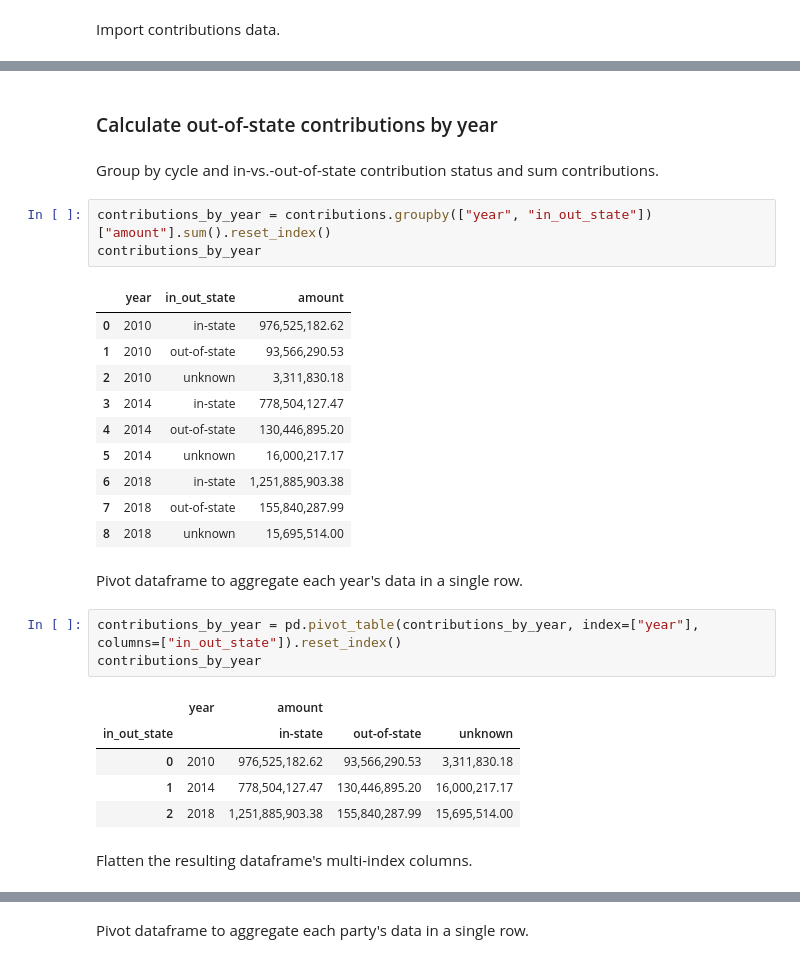
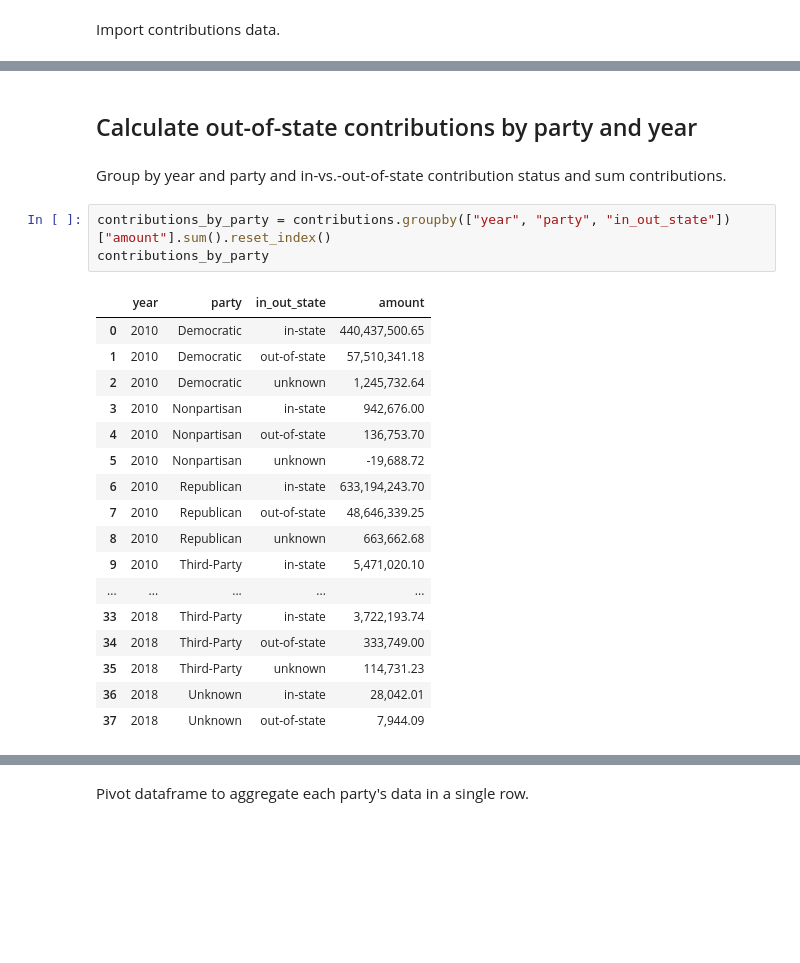
Before and after one commit to PublicI/out-of-state-contribs, a Jupyter notebook: national-analysis.ipynb, the cells around one changed output, grey strips where cells are left out. Drawn from its saved outputs; the diff is of its cells as text; blank space fills up the shorter version.

Commit message:
Analyze contributions by party and year

```diff
--- a/national-analysis.ipynb
+++ b/national-analysis.ipynb
@@ -41,32 +42,26 @@ memory usage: 693.4+ MB
 [interactive output not drawn]
 # %% [markdown]
-### Calculate out-of-state contributions by year
+## Calculate out-of-state contributions by party and year
 # %% [markdown]
-Group by cycle and in-vs.-out-of-state contribution status and sum contributions.
+Group by year and party and in-vs.-out-of-state contribution status and sum contributions.
 # %%
-contributions_by_year = contributions.groupby(["year", "in_out_state"])["amount"].sum().reset_index()
-contributions_by_year
+contributions_by_party = contributions.groupby(["year", "party", "in_out_state"])["amount"].sum().reset_index()
+contributions_by_party
 # %% [output]
-|  | year | in_out_state | amount |
-| 0 | 2010 | in-state | 976,525,182.62 |
-| 1 | 2010 | out-of-state | 93,566,290.53 |
-| 2 | 2010 | unknown | 3,311,830.18 |
-| 3 | 2014 | in-state | 778,504,127.47 |
-| 4 | 2014 | out-of-state | 130,446,895.20 |
-| 5 | 2014 | unknown | 16,000,217.17 |
-| 6 | 2018 | in-state | 1,251,885,903.38 |
-| 7 | 2018 | out-of-state | 155,840,287.99 |
-| 8 | 2018 | unknown | 15,695,514.00 |
+|  | year | party | in_out_state | amount |
+| 0 | 2010 | Democratic | in-state | 440,437,500.65 |
+| 1 | 2010 | Democratic | out-of-state | 57,510,341.18 |
+| 2 | 2010 | Democratic | unknown | 1,245,732.64 |
+| 3 | 2010 | Nonpartisan | in-state | 942,676.00 |
+| 4 | 2010 | Nonpartisan | out-of-state | 136,753.70 |
+| 5 | 2010 | Nonpartisan | unknown | -19,688.72 |
+| 6 | 2010 | Republican | in-state | 633,194,243.70 |
+| 7 | 2010 | Republican | out-of-state | 48,646,339.25 |
+| 8 | 2010 | Republican | unknown | 663,662.68 |
+| 9 | 2010 | Third-Party | in-state | 5,471,020.10 |
+| ... | ... | ... | ... | ... |
+| 33 | 2018 | Third-Party | in-state | 3,722,193.74 |
+| 34 | 2018 | Third-Party | out-of-state | 333,749.00 |
+| 35 | 2018 | Third-Party | unknown | 114,731.23 |
+| 36 | 2018 | Unknown | in-state | 28,042.01 |
+| 37 | 2018 | Unknown | out-of-state | 7,944.09 |
-# %% [markdown]
-Pivot dataframe to aggregate each year's data in a single row.
-# %%
-contributions_by_year = pd.pivot_table(contributions_by_year, index=["year"], columns=["in_out_state"]).reset_index()
-contributions_by_year
-# %% [output]
-|  | year | amount |  |  |
-| in_out_state |  | in-state | out-of-state | unknown |
-| 0 | 2010 | 976,525,182.62 | 93,566,290.53 | 3,311,830.18 |
-| 1 | 2014 | 778,504,127.47 | 130,446,895.20 | 16,000,217.17 |
-| 2 | 2018 | 1,251,885,903.38 | 155,840,287.99 | 15,695,514.00 |
-# %% [markdown]
-Flatten the resulting dataframe's multi-index columns.
```
Also changed, not shown: parts of 14 cells of this notebook.
